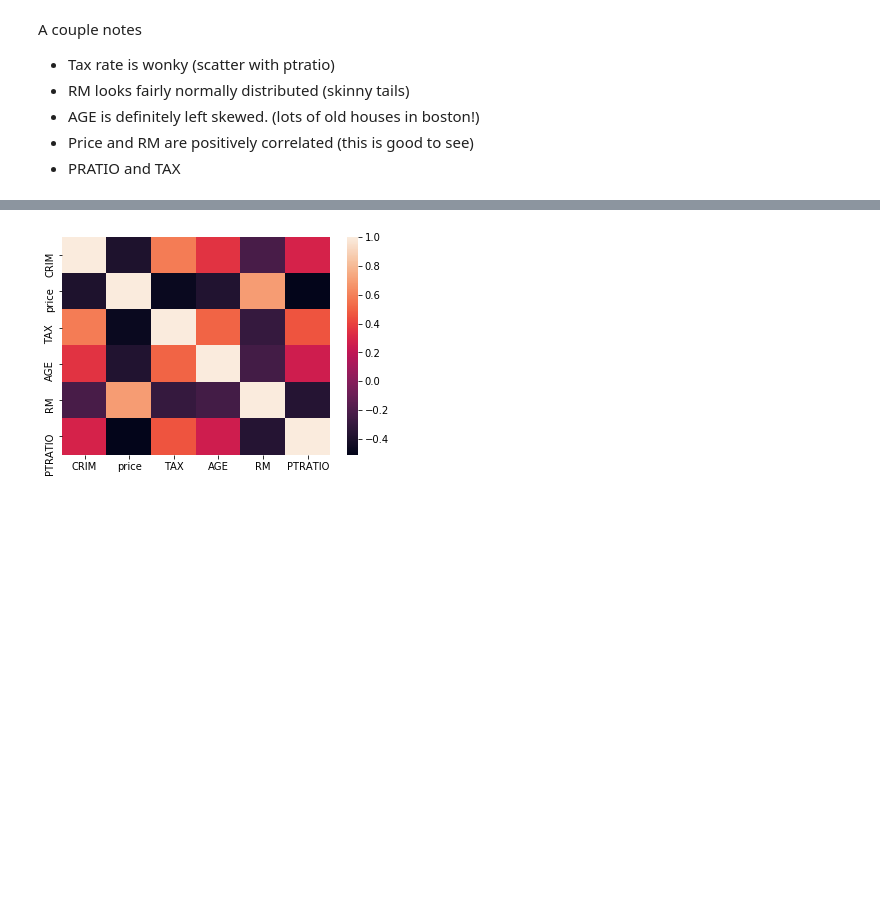
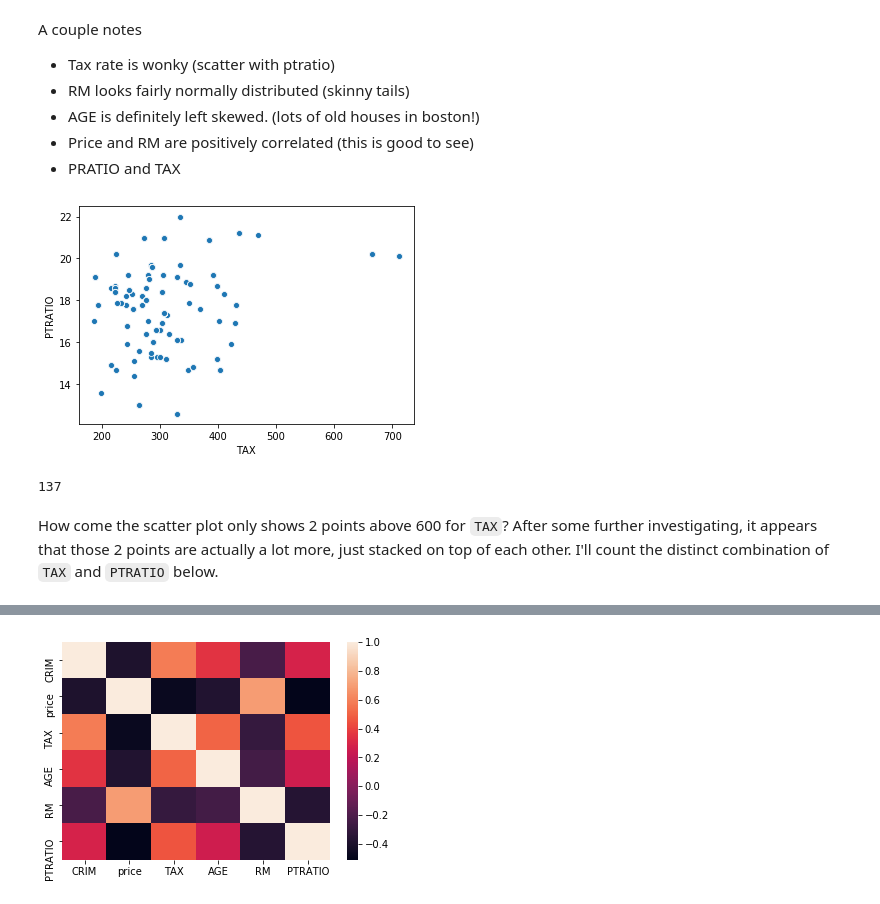
Before and after one commit to ayoskovich/personalSite, a Jupyter notebook: pyNotebooks/housing/housePrices.ipynb, the cells around one changed output, grey strips where cells are left out. Cells and saved outputs as stored; diff of their text form; code cells hidden in the pictures; blank space fills up the shorter version.

```diff
--- a/pyNotebooks/housing/housePrices.ipynb
+++ b/pyNotebooks/housing/housePrices.ipynb
@@ -79,6 +67,16 @@ A couple notes
 - AGE is definitely left skewed. (lots of old houses in boston!)
 - Price and RM are positively correlated (this is good to see)
 - PRATIO and TAX
+# %%
+sns.scatterplot(df['TAX'], df['PTRATIO']);
+# %% [output]
+[figure, added]
+# %%
+df[df['TAX'] > 600].shape[0]
+# %% [output]
+137
+# %% [markdown]
+How come the scatter plot only shows 2 points above 600 for `TAX`? After some further investigating, it appears that those 2 points are actually a lot more, just stacked on top of each other. I'll count the distinct combination of `TAX` and `PTRATIO` below.
 # %%
 investigate.taxPratio(df)
 # %% [output]
```
Also changed, not shown: parts of 8 cells of this notebook, 2 other files.
